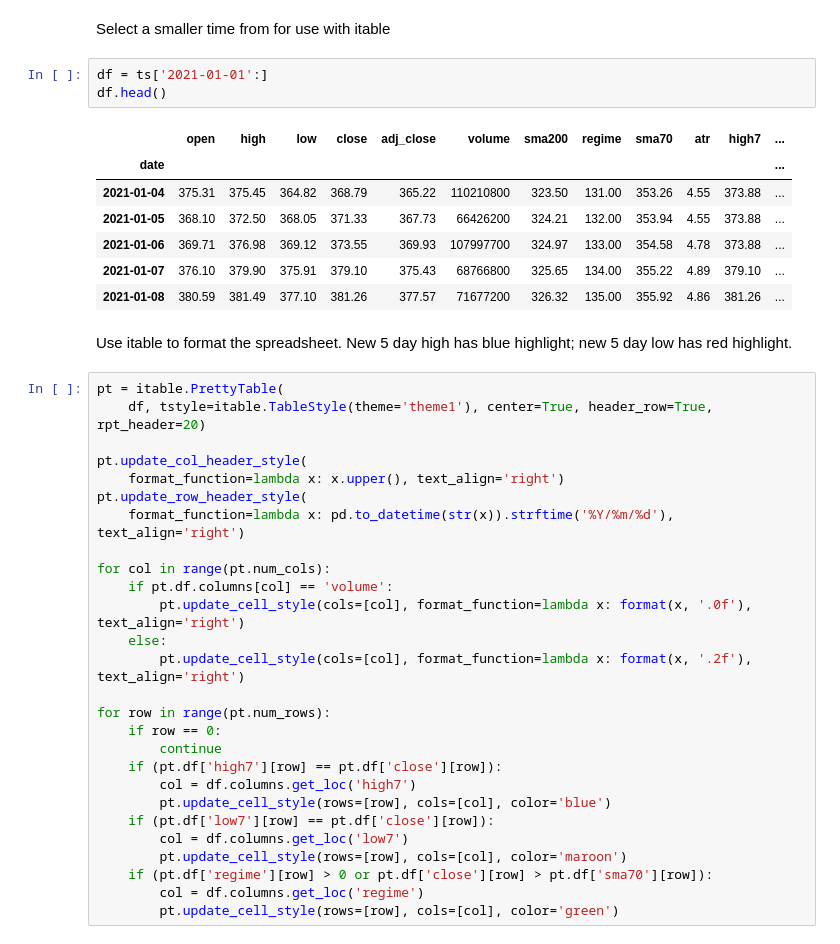
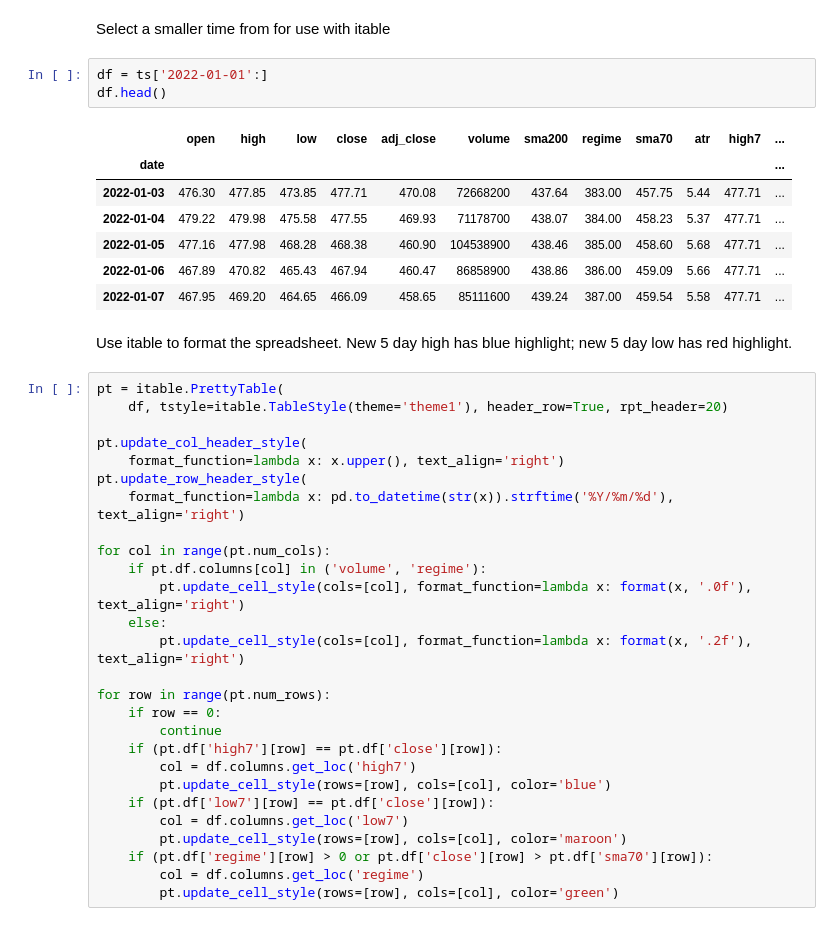
Before and after one commit to fja05680/pinkfish, a Jupyter notebook: examples/080.double-7s/spreadsheet.ipynb, the cells around one changed output. Drawn from its saved outputs; the diff is of its cells as text.

```diff
--- a/examples/080.double-7s/spreadsheet.ipynb
+++ b/examples/080.double-7s/spreadsheet.ipynb
@@ -119,21 +119,21 @@ ts.tail()
 # %% [markdown]
 Select a smaller time from for use with itable
 # %%
-df = ts['2021-01-01':]
+df = ts['2022-01-01':]
 df.head()
 # %% [output]
 |  | open | high | low | close | adj_close | volume | sma200 | regime | sma70 | atr | high7 | ... |
 | date |  |  |  |  |  |  |  |  |  |  |  | ... |
-| 2021-01-04 | 375.31 | 375.45 | 364.82 | 368.79 | 365.22 | 110210800 | 323.50 | 131.00 | 353.26 | 4.55 | 373.88 | ... |
-| 2021-01-05 | 368.10 | 372.50 | 368.05 | 371.33 | 367.73 | 66426200 | 324.21 | 132.00 | 353.94 | 4.55 | 373.88 | ... |
-| 2021-01-06 | 369.71 | 376.98 | 369.12 | 373.55 | 369.93 | 107997700 | 324.97 | 133.00 | 354.58 | 4.78 | 373.88 | ... |
-| 2021-01-07 | 376.10 | 379.90 | 375.91 | 379.10 | 375.43 | 68766800 | 325.65 | 134.00 | 355.22 | 4.89 | 379.10 | ... |
-| 2021-01-08 | 380.59 | 381.49 | 377.10 | 381.26 | 377.57 | 71677200 | 326.32 | 135.00 | 355.92 | 4.86 | 381.26 | ... |
+| 2022-01-03 | 476.30 | 477.85 | 473.85 | 477.71 | 470.08 | 72668200 | 437.64 | 383.00 | 457.75 | 5.44 | 477.71 | ... |
+| 2022-01-04 | 479.22 | 479.98 | 475.58 | 477.55 | 469.93 | 71178700 | 438.07 | 384.00 | 458.23 | 5.37 | 477.71 | ... |
+| 2022-01-05 | 477.16 | 477.98 | 468.28 | 468.38 | 460.90 | 104538900 | 438.46 | 385.00 | 458.60 | 5.68 | 477.71 | ... |
+| 2022-01-06 | 467.89 | 470.82 | 465.43 | 467.94 | 460.47 | 86858900 | 438.86 | 386.00 | 459.09 | 5.66 | 477.71 | ... |
+| 2022-01-07 | 467.95 | 469.20 | 464.65 | 466.09 | 458.65 | 85111600 | 439.24 | 387.00 | 459.54 | 5.58 | 477.71 | ... |
 # %% [markdown]
 Use itable to format the spreadsheet.  New 5 day high has blue highlight; new 5 day low has red highlight.
 # %%
 pt = itable.PrettyTable(
-    df, tstyle=itable.TableStyle(theme='theme1'), center=True, header_row=True, rpt_header=20)
+    df, tstyle=itable.TableStyle(theme='theme1'), header_row=True, rpt_header=20)
 
 pt.update_col_header_style(
     format_function=lambda x: x.upper(), text_align='right')
@@ -141,7 +141,7 @@ pt.update_row_header_style(
     format_function=lambda x: pd.to_datetime(str(x)).strftime('%Y/%m/%d'), text_align='right')
 
 for col in range(pt.num_cols):
-    if pt.df.columns[col] == 'volume':
+    if pt.df.columns[col] in ('volume', 'regime'):
         pt.update_cell_style(cols=[col], format_function=lambda x: format(x, '.0f'), text_align='right')
     else:
         pt.update_cell_style(cols=[col], format_function=lambda x: format(x, '.2f'), text_align='right')
```
Also changed, not shown: parts of 4 cells of this notebook.
